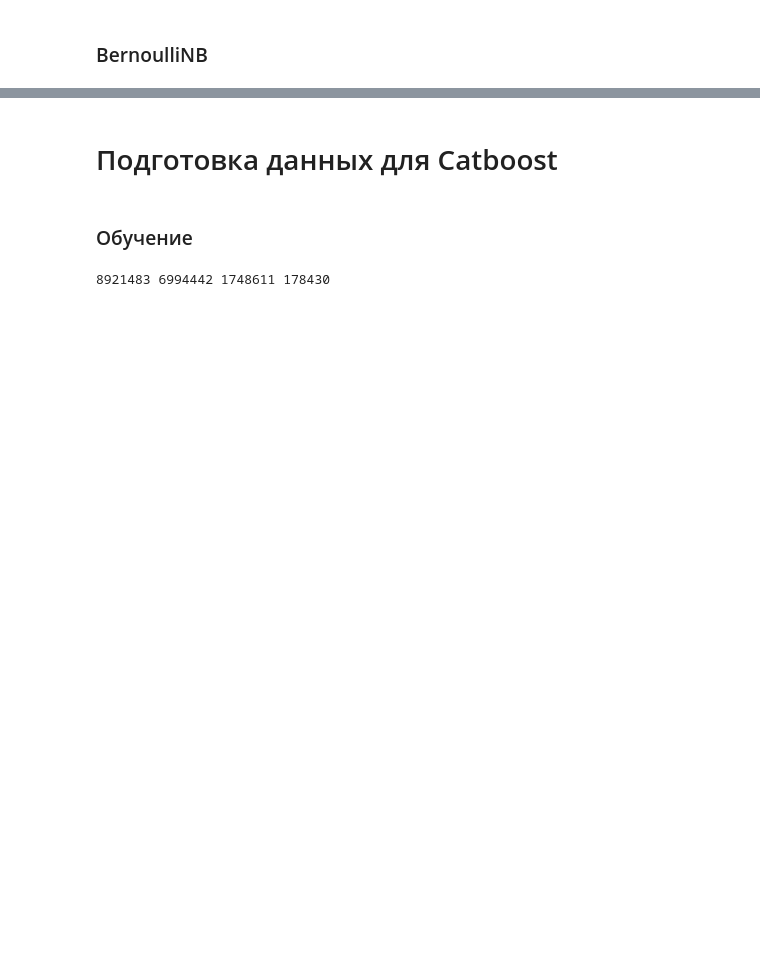
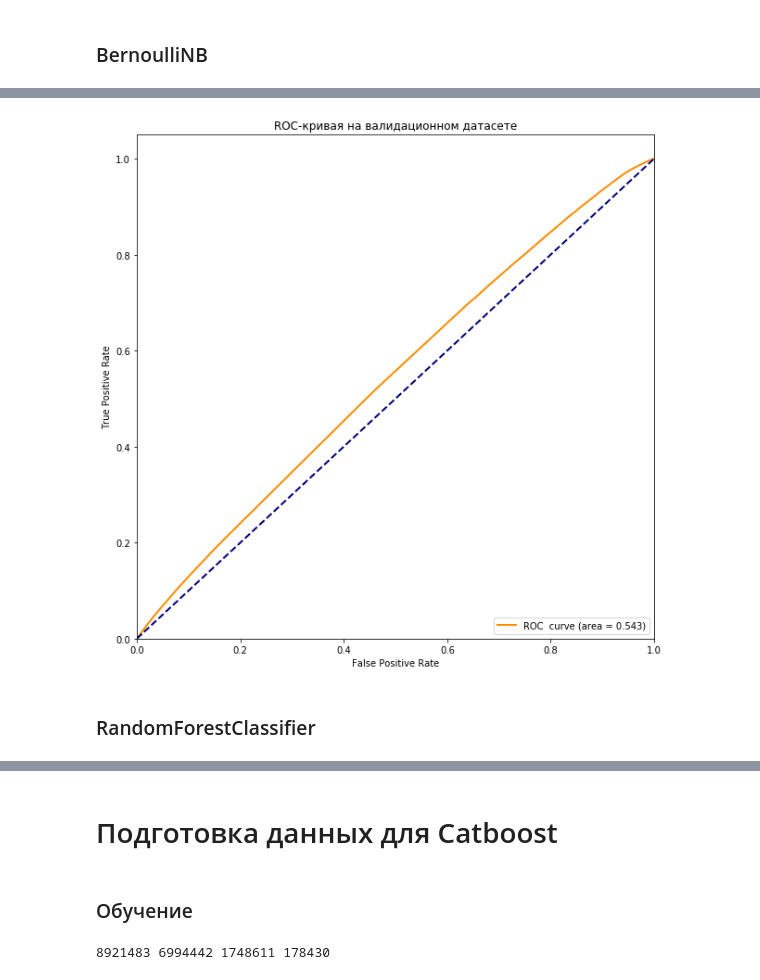
Before and after one commit to Witness-senpai/MLtask, a Jupyter notebook: notebooks/train.ipynb, the cells around one changed output, grey strips where cells are left out. Drawn from its saved outputs; the diff is of its cells as text; code cells hidden in the pictures; blank space fills up the shorter version.

Commit message:
Updated train and exploring files

```diff
--- a/notebooks/train.ipynb
+++ b/notebooks/train.ipynb
@@ -285,0 +185,25 @@ plot_roc_curve(true=val_data[:,-1],
+# %%
+# Преобразование числового столбца в бинарный для работы с линейной моделью
+binary_target = to_categorical(train_data[:, -1])
+# %%
+%%time
+seq_model = Sequential()
+
+# Активационная функция softmax нужна для категориальных данных на выходе
+seq_model.add(Dense(128, input_dim=len(train_data[0])-1, activation='sigmoid'))
+seq_model.add(Dense(128, activation='sigmoid'))
+seq_model.add(Dense(2, activation='softmax'))
+
+# Так как таргет может быть либо 0 либо 1, то ошибку считаем по бинарной кроссэнтропии.
+# Метрика точности так же задаётся для бинарного таргета
+seq_model.compile(loss='binary_crossentropy',
+                optimizer=Adam(),
+                metrics=['binary_accuracy']
+                )
+
+seq_model.fit(
+            x=train_data[:, 0:-1],
+            y=binary_target,
+            epochs=50,
+            batch_size=200000
+            )
@@ -285,0 +229,10 @@ plot_roc_curve(true=val_data[:,-1],
+# %%
+plt.figure(figsize=(10,10))
+plot_roc_curve(true=val_data[:, -1],
+            pred=seq_model.predict_proba(val_data[:, 0:-1])[:,1],
+            name='ROC-кривая на валидационном датасете',
+            p_label=1)
+# %% [output]
+[figure, added]
+# %% [markdown]
+### RandomForestClassifier
```
Also changed, not shown: parts of 41 cells of this notebook, 2 other files.
